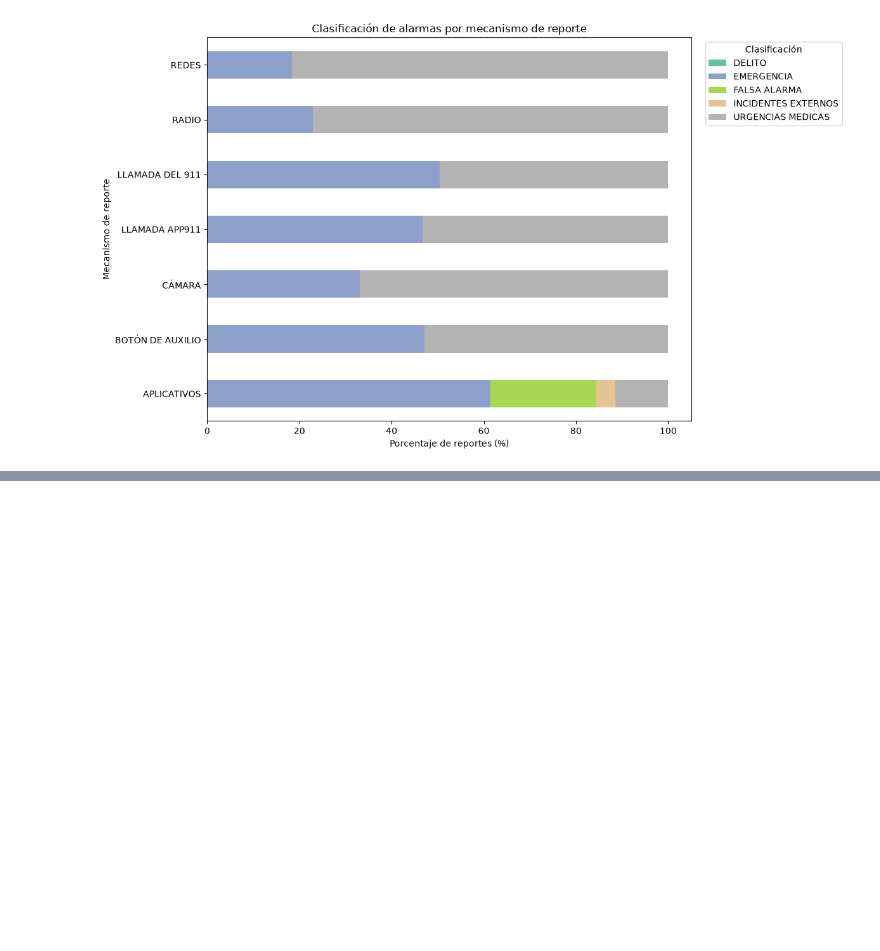
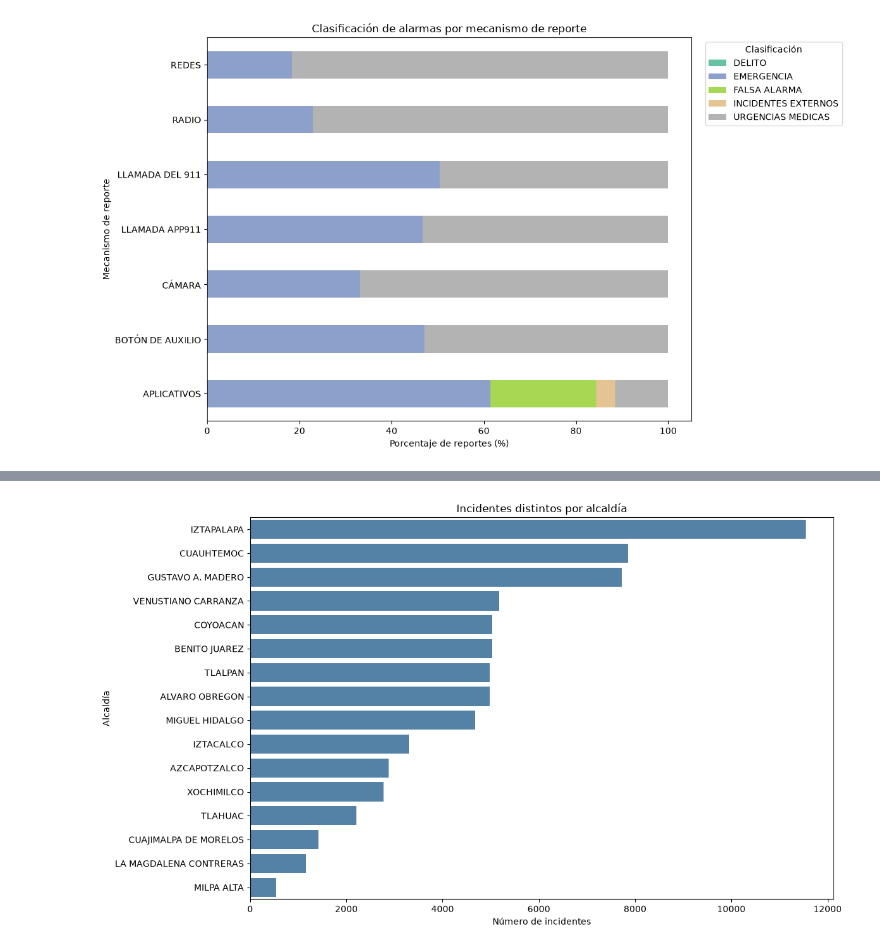
Before and after one commit to JafetR19/ds-project-team1-CGNR-JASR, a Jupyter notebook: notebooks/nb02_preguntas_visualizaciones.ipynb, the cells around one changed output, grey strips where cells are left out. Saved outputs shown, nothing was run; the diff lists cells and outputs as text; code cells hidden in the pictures; blank space fills up the shorter version.

```diff
--- a/notebooks/nb02_preguntas_visualizaciones.ipynb
+++ b/notebooks/nb02_preguntas_visualizaciones.ipynb
@@ -277,0 +273,15 @@ plt.show()
+# %%
+tabla_alcaldias = (
+    df.loc[~df['duplicado']]
+    .groupby('alcaldia_inicio')
+    .size()
+    .reset_index(name='incidentes')
+    .sort_values('incidentes', ascending=False)
+)
+
+tabla_alcaldias['porcentaje'] = (
+    100 * tabla_alcaldias['incidentes']
+    / tabla_alcaldias['incidentes'].sum()
+).round(2)
+
+display(tabla_alcaldias)
@@ -277,0 +306,17 @@ plt.show()
+# %%
+plt.figure(figsize=(12, 7))
+
+sns.barplot(
+    data=tabla_alcaldias,
+    x='incidentes',
+    y='alcaldia_inicio',
+    color='steelblue'
+)
+
+plt.title('Incidentes distintos por alcaldía')
+plt.xlabel('Número de incidentes')
+plt.ylabel('Alcaldía')
+plt.tight_layout()
+plt.show()
+# %% [output]
+[figure, added]
```
Also changed, not shown: parts of 10 cells of this notebook.
